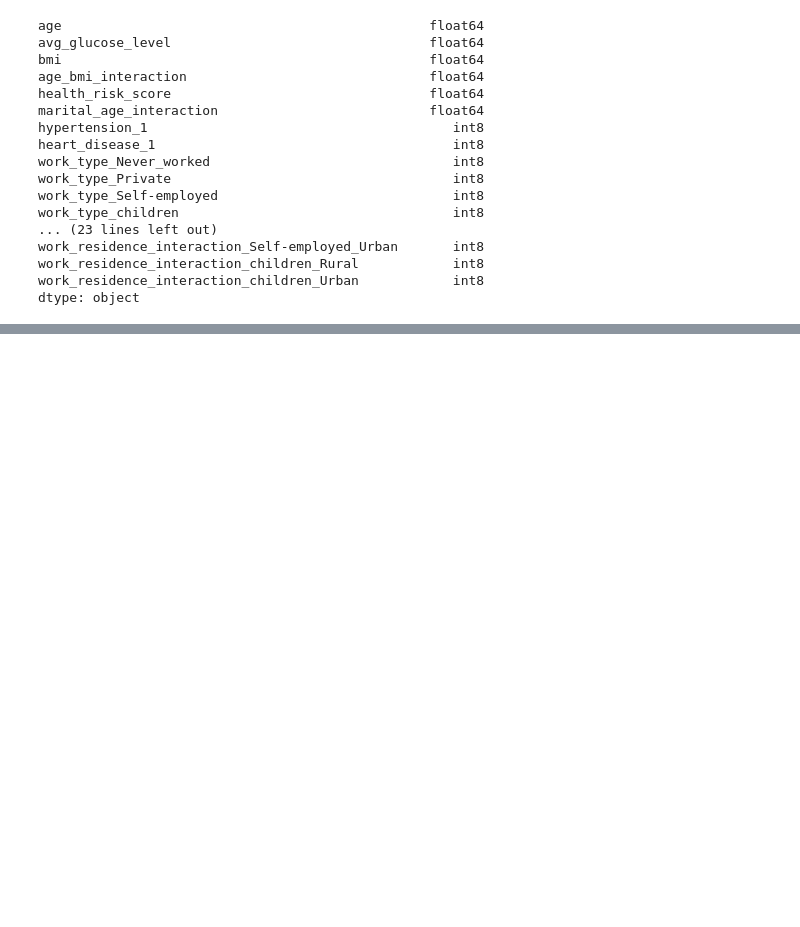
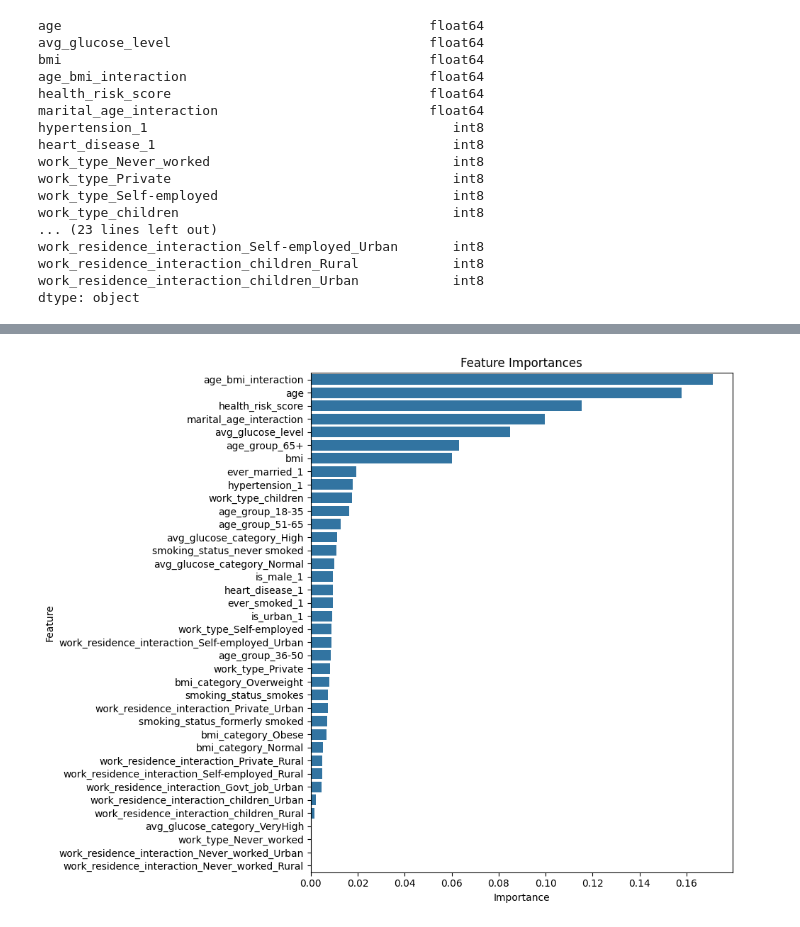
Before and after one commit to mtfattahpour/stroke-prediction, a Jupyter notebook: notebooks/model_training.ipynb, the cells around one changed output, grey strips where cells are left out. Saved outputs shown, nothing was run; the diff lists cells and outputs as text; code cells hidden in the pictures; blank space fills up the shorter version.

```diff
--- a/notebooks/model_training.ipynb
+++ b/notebooks/model_training.ipynb
@@ -252,0 +295,13 @@ dtype: object
+# %%
+feat_imp = pd.DataFrame({
+    "Feature": X_train.columns,
+    "Importance": rf_grid.best_estimator_.feature_importances_
+}).sort_values("Importance", ascending=False)
+
+plt.figure(figsize=(10, 8))
+sns.barplot(x="Importance", y="Feature", data=feat_imp)
+plt.title("Feature Importances")
+plt.tight_layout()
+plt.show()
+# %% [output]
+[figure, added]
```
Also changed, not shown: parts of 7 cells of this notebook.
